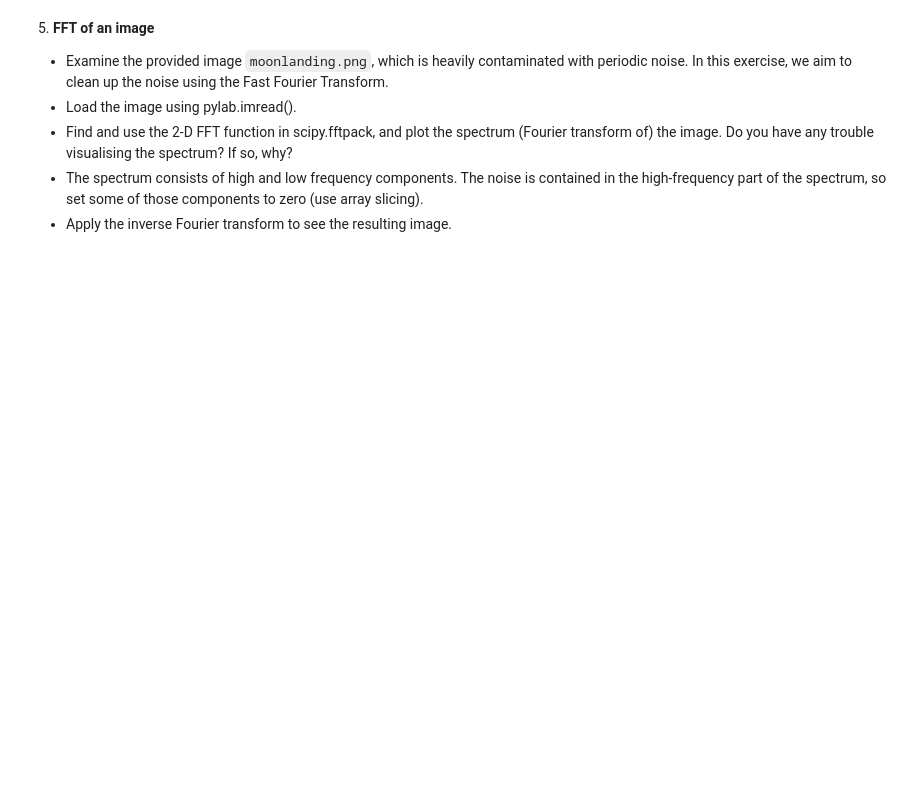
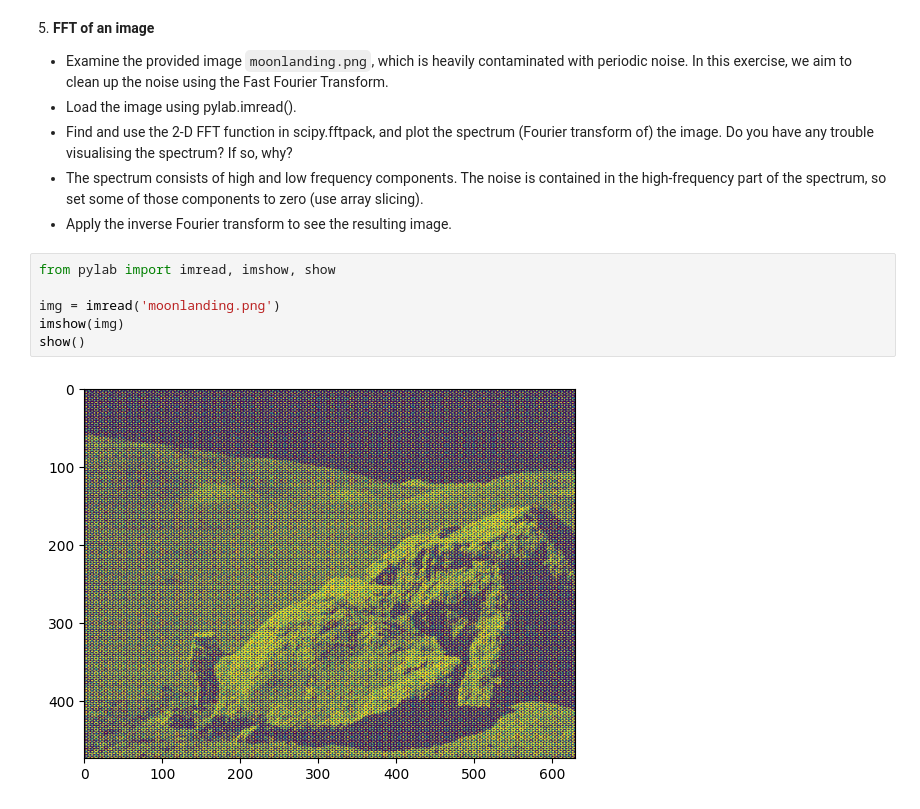
Before and after one commit to miguelordenugarte/LaboratoryOfComputationalPhysics_Y8, a Jupyter notebook: 09ex_Algorithms.ipynb, the cells around one changed output. Drawn from its saved outputs; the diff is of its cells as text; blank space fills up the shorter version.

```diff
--- a/09ex_Algorithms.ipynb
+++ b/09ex_Algorithms.ipynb
@@ -190,3 +228,11 @@ carrots_fft = fftpack.fft(carrots)
 * Find and use the 2-D FFT function in scipy.fftpack, and plot the spectrum (Fourier transform of) the image. Do you have any trouble visualising the spectrum? If so, why?
 * The spectrum consists of high and low frequency components. The noise is contained in the high-frequency part of the spectrum, so set some of those components to zero (use array slicing).
 * Apply the inverse Fourier transform to see the resulting image.
+# %%
+from pylab import imread, imshow, show
+
+img = imread('moonlanding.png')
+imshow(img)
+show()
+# %% [output]
+[figure, added]
```
Also changed, not shown: parts of 10 cells of this notebook.
